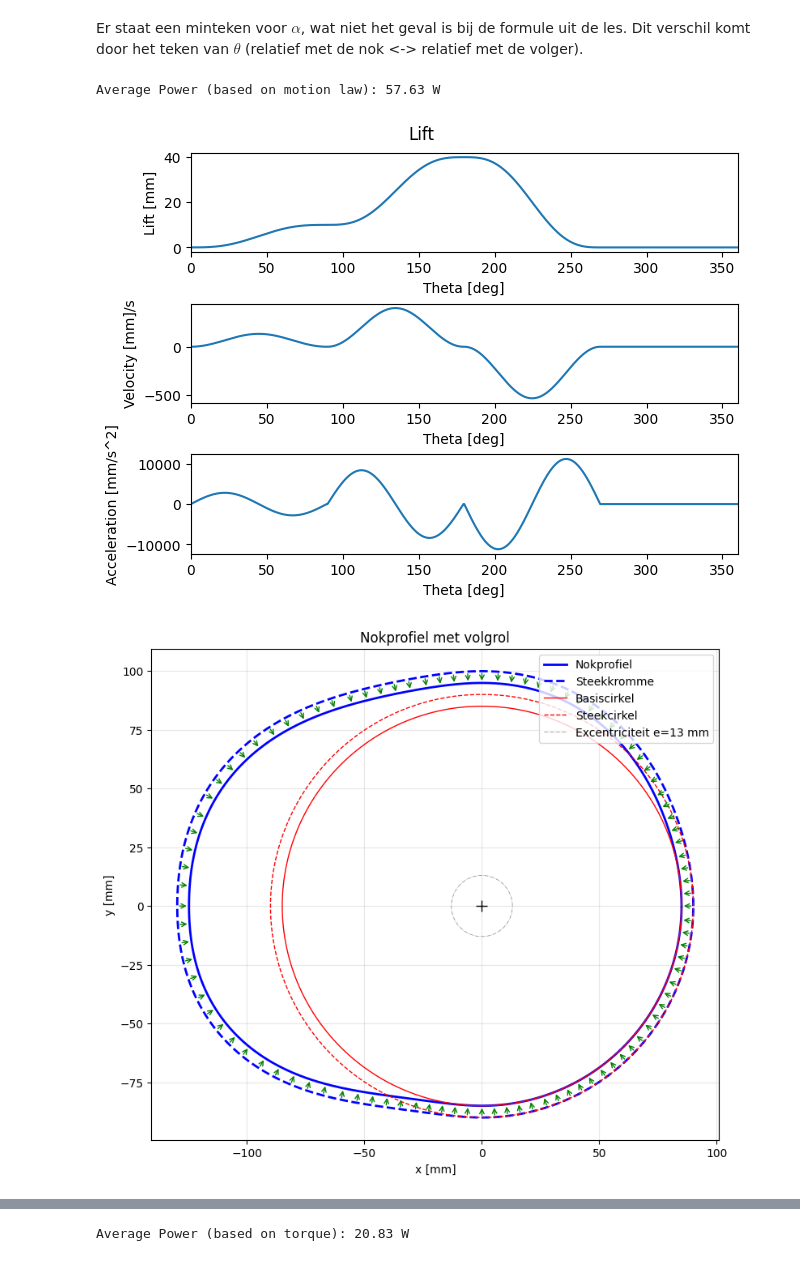
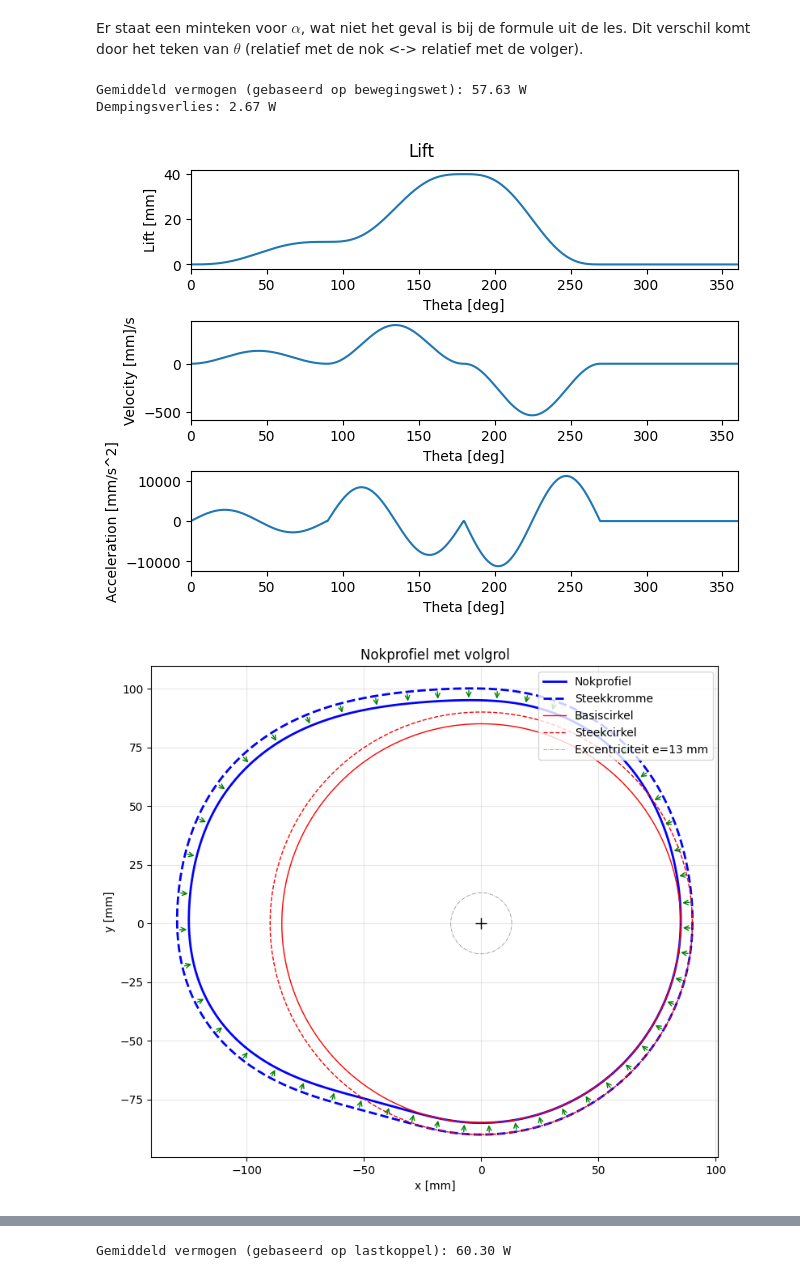
Before and after one commit to NelsonVerdurme/Beweging, a Jupyter notebook: Nokken/nokken.ipynb, the cells around one changed output, grey strips where cells are left out. Drawn from its saved outputs; the diff is of its cells as text; code cells hidden in the pictures.

```diff
--- a/Nokken/nokken.ipynb
+++ b/Nokken/nokken.ipynb
@@ -49,10 +49,10 @@ def plotMotionLaw(t,lift,vel,acc):
     ax[2].set_xlabel('Theta [deg]')
     ax[2].set_xlim([0,360])
 
-def plotForces(t,forces,variable,labels):
+def plotForces(t,forces,variable,labels,title="Krachten"):
     N = len(forces)
     fig, ax = plt.subplots(nrows=N,ncols=1,constrained_layout=True)
-    fig.suptitle("Forces")
+    fig.suptitle(title)
 
     for i, force in enumerate(forces):
         ax[i].plot(t, force)
@@ -82,9 +82,9 @@ def generateCamProfile(R0, ex, R_r, F_func, k_v, c, m, gamma, motionLaw, g=9.81)
     assert np.max(np.abs(alpha)) < np.pi/6, 'The angle of attack should be less than 30 degrees (increase R0 or change ex)'
     assert not undercutting(R0, lift, vel/omega, acc/omega**2, R_r), 'Undercutting occurs (increase R0 or decrease R_r)'
 
-    pitch_profile = np.array([R_pitch * np.cos(theta_rad), R_pitch * np.sin(theta_rad)])
-    psi = theta_rad + np.arcsin(ex / R_pitch)
-    cam_profile = np.array([pitch_profile[0] - R_r * np.cos(psi - alpha), pitch_profile[1] - R_r * np.sin(psi - alpha)])
+    psi = theta_rad - np.arcsin(ex / R_pitch)
+    pitch_profile = np.array([R_pitch * np.cos(psi), R_pitch * np.sin(psi)])
+    cam_profile = np.array([pitch_profile[0] - R_r * np.cos(theta_rad - alpha), pitch_profile[1] - R_r * np.sin(theta_rad - alpha)])
 
 
     F_y = F_func + k_v * lift + c * vel + m/1000 * acc + m * g * np.cos(gamma*np.pi/180)
@@ -92,7 +92,7 @@ def generateCamProfile(R0, ex, R_r, F_func, k_v, c, m, gamma, motionLaw, g=9.81)
     F_y += F_v0
     assert np.min(F_y) > 0,              'The contact force should be positive for all angles (increase F_v0 or k_v)'
     forces = F_y * np.array([np.tan(alpha), np.ones(np.shape(F_y))])
-    torque = ((R0 - R_r * np.cos(alpha)) * forces[0] - (ex - R_r * np.sin(alpha)) * forces[1])/1000
+    torque = (height * forces[0] - ex * forces[1]) / 1000
 
     return pitch_profile, cam_profile, forces, torque
 
@@ -222,6 +222,12 @@ class MotionLaw:
     def plot(self):
         """Plot lift, velocity and acceleration."""
         plotMotionLaw(self.theta_deg, self.lift, self.vel, self.acc)
+
+def torque_with_flywheel(I, K, motionlaw, load_torque):
+    N  = len(load_torque)
+    dt = motionlaw.dtheta*np.pi/(180*motionlaw.omega)
+    wn = 2*np.pi*np.fft.fftfreq(N, d=dt)
+    return np.real(np.fft.ifft(np.fft.fft(load_torque)/(1 - (I/K)*wn**2)))
 # %% [markdown]
 Er staat een minteken voor $\alpha$, wat niet het geval is bij de formule uit de les. Dit verschil komt door het teken van $\theta$ (relatief met de nok <-> relatief met de volger).
 # %%
@@ -232,35 +238,38 @@ c           = 0.062 # damping coefficient in N/(mm/s)
 n    = 100            # initial angular velocity in rpm
 k_v  = 50             # spring tension force
 R0   = 90             # base circle radius in mm
 e    = 13             # excentricity in mm
 R_r  = 5             # roller radius in mm
 
 omega = n*2*np.pi/60
 
 motionlaw = MotionLaw(n=n)
 motionlaw.addMotionSegment(startangle=0,   endangle=90,  startlift=0,  endlift=10, motionlaw=MotionLaw.CYCLOID)
 motionlaw.addMotionSegment(startangle=90,  endangle=180, startlift=10, endlift=40, motionlaw=MotionLaw.CYCLOID)
 motionlaw.addMotionSegment(startangle=180, endangle=270, startlift=40, endlift=0,  motionlaw=MotionLaw.CYCLOID)
 motionlaw.plot()
 
 F_func = np.zeros_like(motionlaw.theta_deg)          # function of angle-dependent forces in N
 interval1 = (int(30/motionlaw.dtheta), int(110/motionlaw.dtheta))
 interval2 = (int(110/motionlaw.dtheta), int(190/motionlaw.dtheta))
 interval3 = (int(230/motionlaw.dtheta), int(300/motionlaw.dtheta))
 applySegments(F_func, [(interval1, 450), (interval2, 950), (interval3, (-300, 0))])
 
 P_av = np.sum(motionlaw.vel/1000 * F_func)*motionlaw.dtheta/360
-print("Average Power (based on motion law): %.2f W" % P_av)
+P_loss = np.sum(c*motionlaw.vel**2/1000)*motionlaw.dtheta/360
+print("Gemiddeld vermogen (gebaseerd op bewegingswet): %.2f W" % P_av)
+print("Dempingsverlies: %.2f W" % P_loss)
 
 
 pitch_profile, cam_profile, F_contact, M_motor = generateCamProfile(R0=R0, ex=e, R_r=R_r, F_func=F_func, k_v=k_v, c=c, m=m, gamma=gamma, motionLaw=motionlaw)
-plotCamProfile(R0=R0, ex=e, R_r=R_r, motionLaw=motionlaw, pitch_profile=pitch_profile, cam_profile=cam_profile, arrows=100)
+plotCamProfile(R0=R0, ex=e, R_r=R_r, motionLaw=motionlaw, pitch_profile=pitch_profile, cam_profile=cam_profile, arrows=50)
 
 
 plotForces(motionlaw.theta_deg, [F_func, F_contact[0], F_contact[1], M_motor], variable='Theta [deg]', labels=['F_func [N]', 'F_c,a [N]', 'F_c,t [N]', 'M [Nm]'])
 
-print("Average Power (based on torque): %.2f W" % (np.average(M_motor) * n*2*np.pi/60))
+print("Gemiddeld vermogen (gebaseerd op lastkoppel): %.2f W" % (np.average(M_motor) * n*2*np.pi/60))
 # %% [output]
-Average Power (based on motion law): 57.63 W
+Gemiddeld vermogen (gebaseerd op bewegingswet): 57.63 W
+Dempingsverlies: 2.67 W
 [figure]
-[figure, old version]
+[figure, new version]
@@ -268 +277 @@ Average Power (based on motion law): 57.63 W
-Average Power (based on torque): 20.83 W
+Gemiddeld vermogen (gebaseerd op lastkoppel): 60.30 W
```
Also changed, not shown: parts of 4 cells of this notebook, 2 other files.
